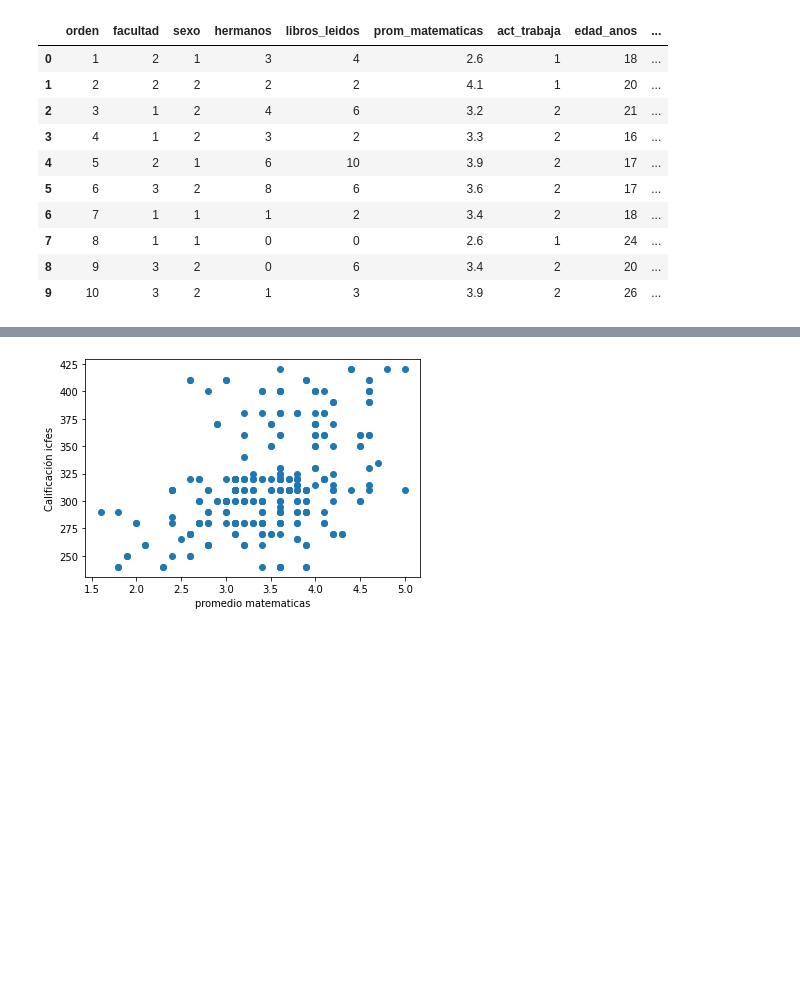
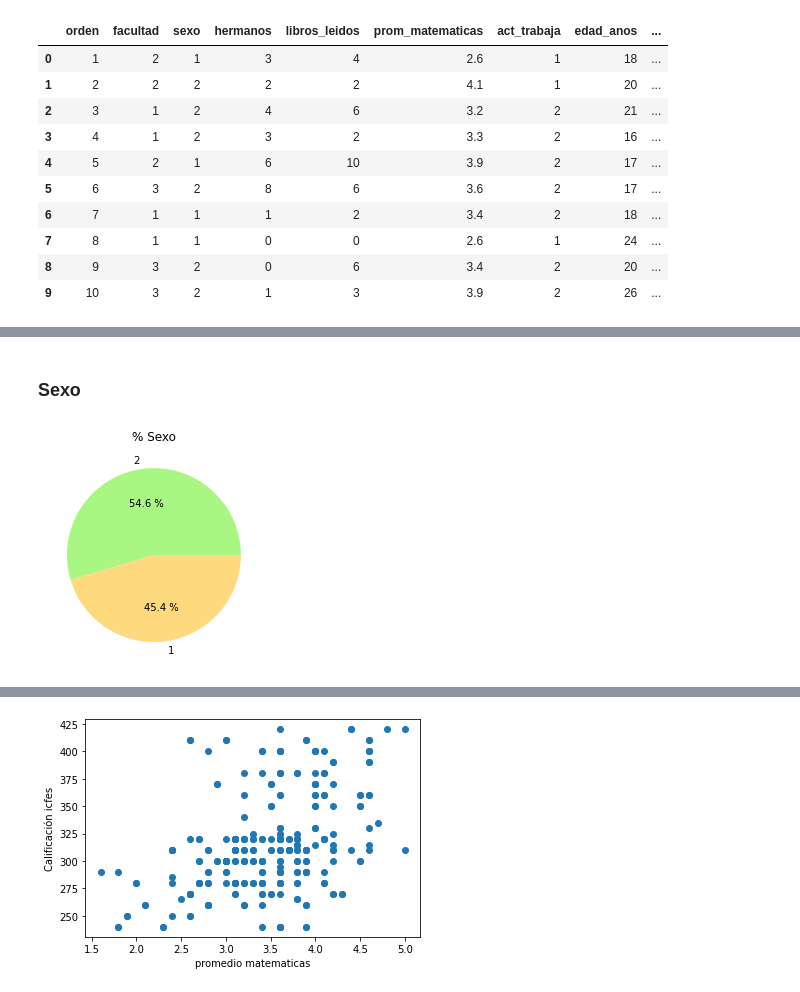
Before and after one commit to fepago95/clase2, a Jupyter notebook: ProyectoFinal.ipynb, the cells around one changed output, grey strips where cells are left out. Saved outputs shown, nothing was run; the diff lists cells and outputs as text; code cells hidden in the pictures; blank space fills up the shorter version.

```diff
--- a/ProyectoFinal.ipynb
+++ b/ProyectoFinal.ipynb
@@ -35,0 +82,13 @@ est.head(10)
+# %% [markdown]
+### Sexo
+# %%
+val=estudiantes['sexo'].value_counts().values
+lab=estudiantes['sexo'].value_counts().index
+
+colores = ["#AAF683","#FFD97D","#FF9B85"]
+
+plt.pie(val, labels=lab, autopct="%0.1f %%", colors=colores)
+plt.title('% Sexo')
+plt.show;
+# %% [output]
+[figure, added]
```
Also changed, not shown: parts of 58 cells of this notebook.
